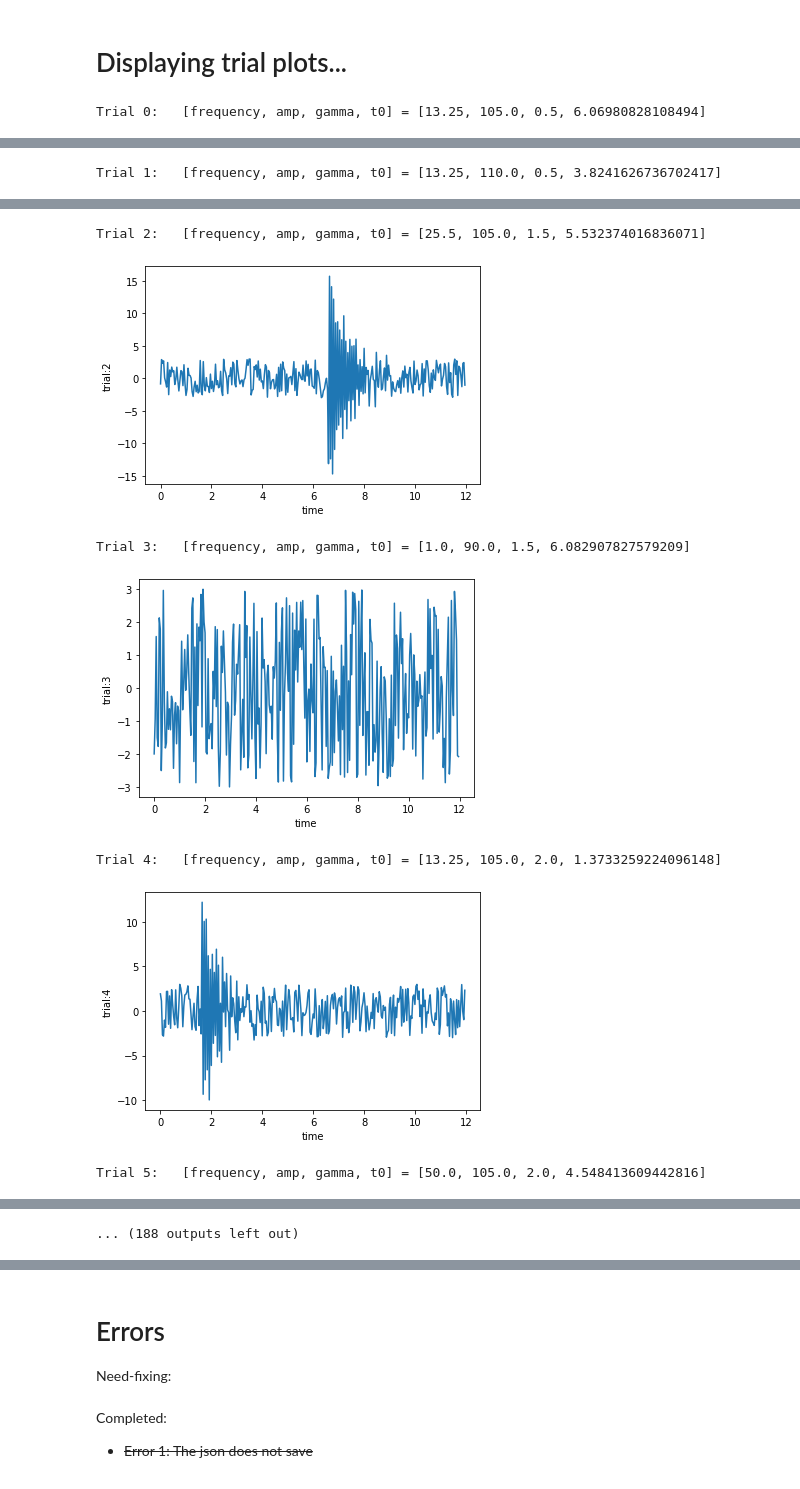
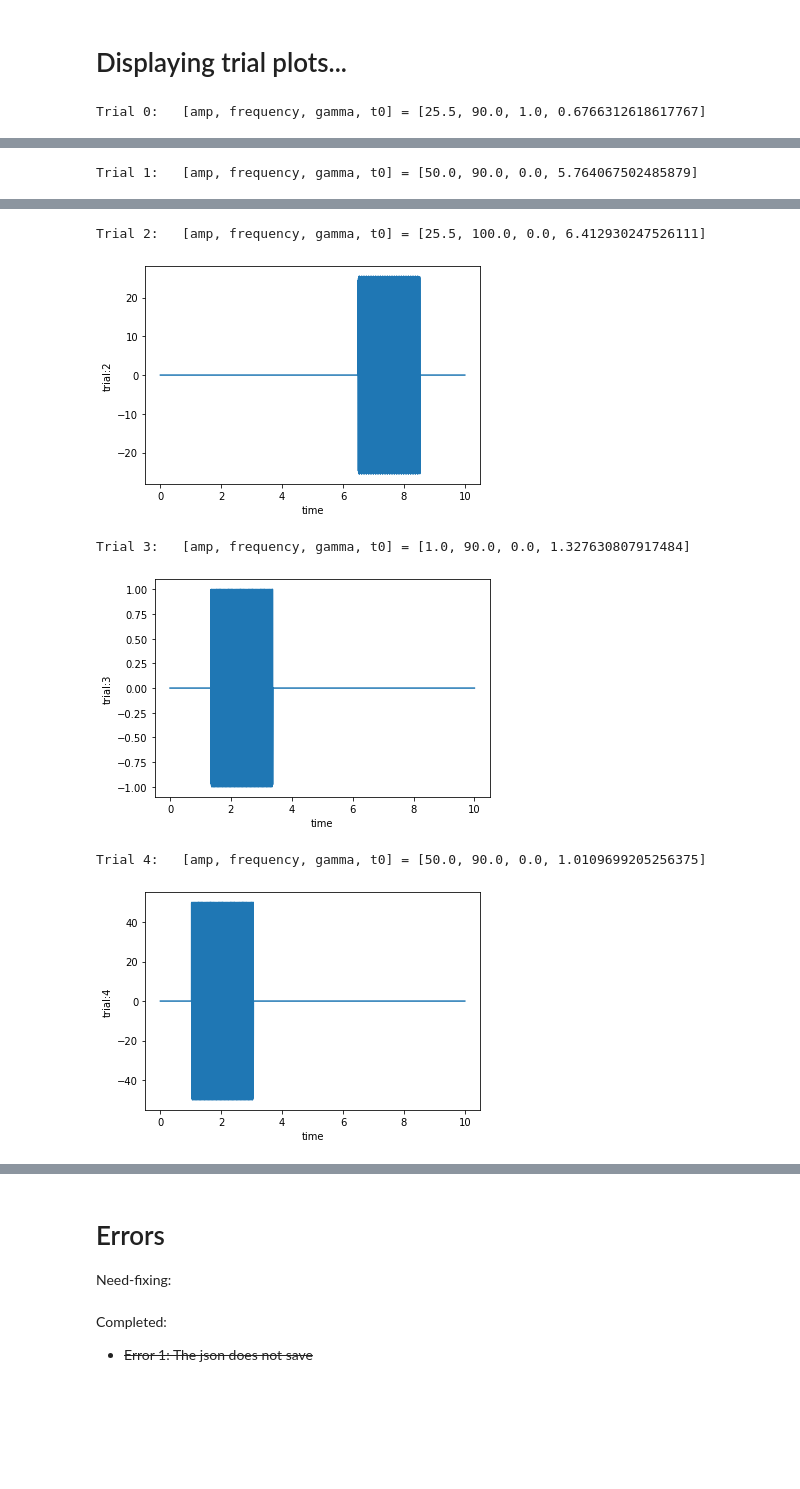
Before and after one commit to mickbrawler/Waveforms, a Jupyter notebook: OnSource_part_1.ipynb, the cells around one changed output, grey strips where cells are left out. Saved outputs shown, nothing was run; the diff lists cells and outputs as text; code cells hidden in the pictures; blank space fills up the shorter version.

```diff
--- a/OnSource_part_1.ipynb
+++ b/OnSource_part_1.ipynb
@@ -768,7 +769,7 @@ trials=1000
 #import time
 #t1=time.time()
 
-OS=Statudio(5, 5, 5, 2, 10, 3, 0.3, 100, N_t=300)
+OS=Statudio(3, 3, 3, 2, np.pi**2, 0, 0.3, 5, N_t=10000)
 
 #N_A, N_g, N_f, t0_tf, T, b, D, trials, N_t
 #t2=time.time()
@@ -785,12 +786,12 @@ starting data/template loop...
 from matplotlib import pyplot as plt
 %matplotlib inline
 
-xaxis=[10/x.N*j for j in range(OS.N)]
+xaxis=[10/OS.N*j for j in range(OS.N)]
 for i in range(OS.trials):
-    print("Trial "+str(i)+":   [frequency, amp, gamma, t0] = "+str(OS.output[i][0]))
+    print("Trial "+str(i)+":   [amp, frequency, gamma, t0] = "+str(OS.output[i][0]))
     plt.plot(xaxis, OS.output[i][1])
     plt.xlabel("time")
     plt.ylabel("trial:" +str(i))
     plt.show()
 # %% [output]
-Trial 0:   [frequency, amp, gamma, t0] = [13.25, 105.0, 0.5, 6.06980828108494]
+Trial 0:   [amp, frequency, gamma, t0] = [25.5, 90.0, 1.0, 0.6766312618617767]
@@ -798 +799 @@ Trial 0:   [frequency, amp, gamma, t0] = [13.25, 105.0, 0.5, 6.06980828108494]
-Trial 1:   [frequency, amp, gamma, t0] = [13.25, 110.0, 0.5, 3.8241626736702417]
+Trial 1:   [amp, frequency, gamma, t0] = [50.0, 90.0, 0.0, 5.764067502485879]
@@ -800,7 +801,6 @@ Trial 1:   [frequency, amp, gamma, t0] = [13.25, 110.0, 0.5, 3.8241626736702417]
-Trial 2:   [frequency, amp, gamma, t0] = [25.5, 105.0, 1.5, 5.532374016836071]
+Trial 2:   [amp, frequency, gamma, t0] = [25.5, 100.0, 0.0, 6.412930247526111]
-[figure, old version]
+[figure, new version]
-Trial 3:   [frequency, amp, gamma, t0] = [1.0, 90.0, 1.5, 6.082907827579209]
+Trial 3:   [amp, frequency, gamma, t0] = [1.0, 90.0, 0.0, 1.327630807917484]
-[figure, old version]
+[figure, new version]
-Trial 4:   [frequency, amp, gamma, t0] = [13.25, 105.0, 2.0, 1.3733259224096148]
+Trial 4:   [amp, frequency, gamma, t0] = [50.0, 90.0, 0.0, 1.0109699205256375]
-[figure, old version]
+[figure, new version]
-Trial 5:   [frequency, amp, gamma, t0] = [50.0, 105.0, 2.0, 4.548413609442816]
@@ -808,4 +807,3 @@ Trial 5:   [frequency, amp, gamma, t0] = [50.0, 105.0, 2.0, 4.548413609442816]
-... (188 outputs left out)
 # %%
 #builds rho statistic
 y=OS.rho()
```
Also changed, not shown: parts of 26 cells of this notebook.
